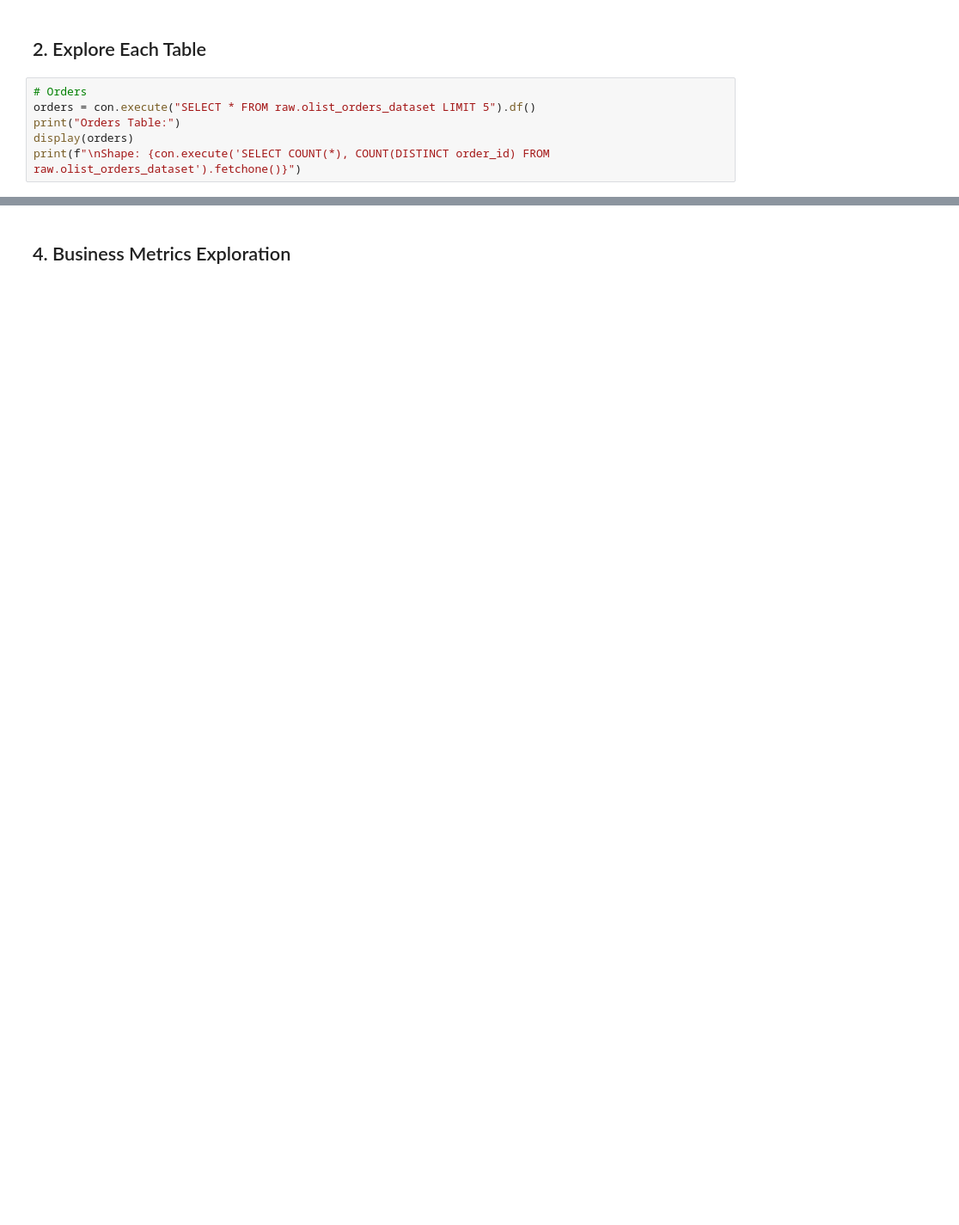
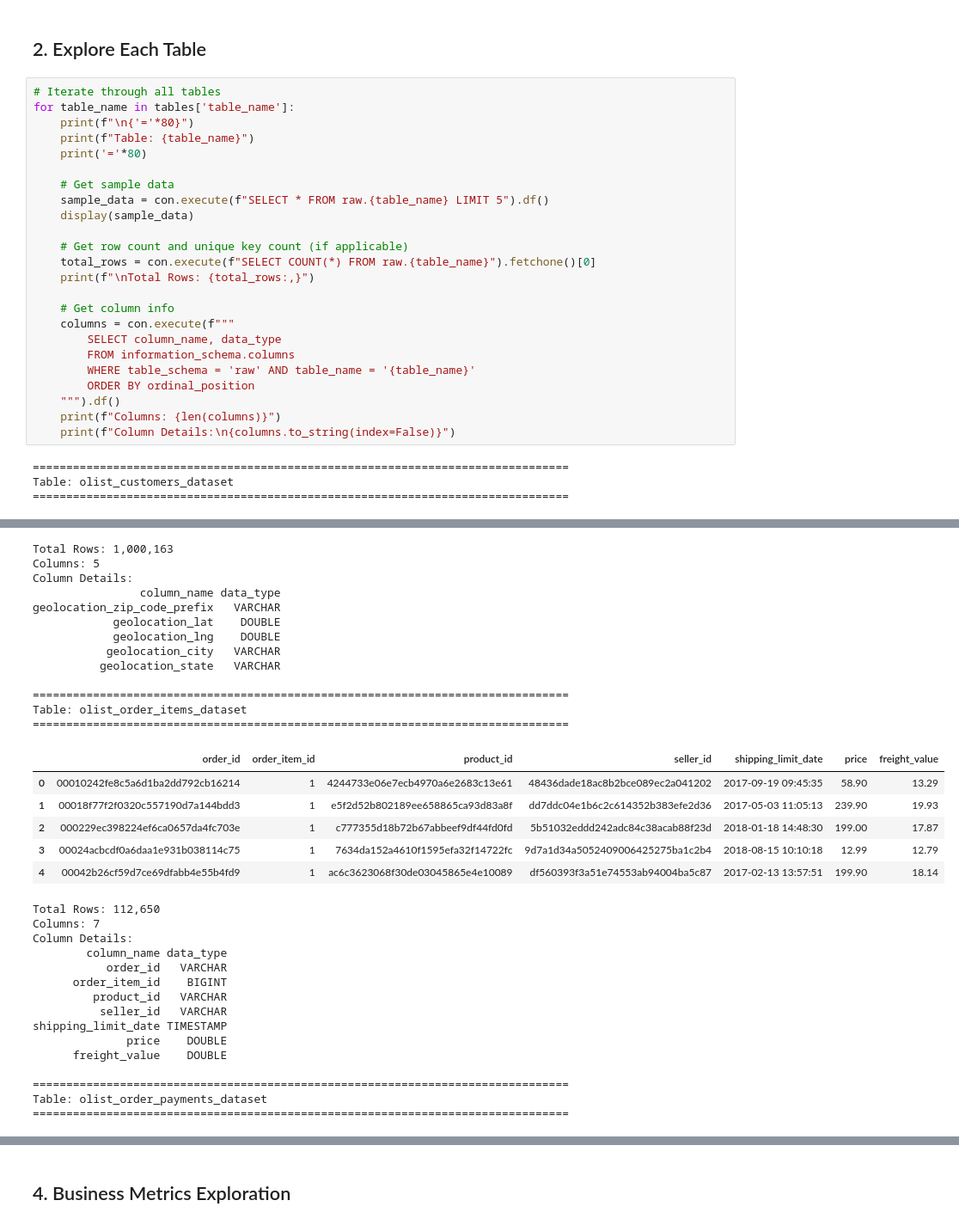
Before and after one commit to daniel-yapp/dbt-ml-analytics-pipeline, a Jupyter notebook: notebooks/01_exploratory_data_analysis.ipynb, the cells around one changed output, grey strips where cells are left out. Shown at 86% size. Drawn from its saved outputs; the diff is of its cells as text; blank space fills up the shorter version.

```diff
--- a/notebooks/01_exploratory_data_analysis.ipynb
+++ b/notebooks/01_exploratory_data_analysis.ipynb
@@ -45,8 +59,30 @@ tables
 # %% [markdown]
 ## 2. Explore Each Table
-# %%
-# Orders
-orders = con.execute("SELECT * FROM raw.olist_orders_dataset LIMIT 5").df()
-print("Orders Table:")
-display(orders)
-print(f"\nShape: {con.execute('SELECT COUNT(*), COUNT(DISTINCT order_id) FROM raw.olist_orders_dataset').fetchone()}")
+# %%
+# Iterate through all tables
+for table_name in tables['table_name']:
+    print(f"\n{'='*80}")
+    print(f"Table: {table_name}")
+    print('='*80)
+
+    # Get sample data
+    sample_data = con.execute(f"SELECT * FROM raw.{table_name} LIMIT 5").df()
+    display(sample_data)
+
+    # Get row count and unique key count (if applicable)
+    total_rows = con.execute(f"SELECT COUNT(*) FROM raw.{table_name}").fetchone()[0]
+    print(f"\nTotal Rows: {total_rows:,}")
+
+    # Get column info
+    columns = con.execute(f"""
+        SELECT column_name, data_type
+        FROM information_schema.columns
+        WHERE table_schema = 'raw' AND table_name = '{table_name}'
+        ORDER BY ordinal_position
+    """).df()
+    print(f"Columns: {len(columns)}")
+    print(f"Column Details:\n{columns.to_string(index=False)}")
+# %% [output]
+================================================================================
+Table: olist_customers_dataset
+================================================================================
@@ -52,0 +114,34 @@ print(f"\nShape: {con.execute('SELECT COUNT(*), COUNT(DISTINCT order_id) FROM ra
+Total Rows: 1,000,163
+Columns: 5
+Column Details:
+                column_name data_type
+geolocation_zip_code_prefix   VARCHAR
+            geolocation_lat    DOUBLE
+            geolocation_lng    DOUBLE
+           geolocation_city   VARCHAR
+          geolocation_state   VARCHAR
+
+================================================================================
+Table: olist_order_items_dataset
+================================================================================
+|  | order_id | order_item_id | product_id | seller_id | shipping_limit_date | price | freight_value |
+| 0 | 00010242fe8c5a6d1ba2dd792cb16214 | 1 | 4244733e06e7ecb4970a6e2683c13e61 | 48436dade18ac8b2bce089ec2a041202 | 2017-09-19 09:45:35 | 58.90 | 13.29 |
+| 1 | 00018f77f2f0320c557190d7a144bdd3 | 1 | e5f2d52b802189ee658865ca93d83a8f | dd7ddc04e1b6c2c614352b383efe2d36 | 2017-05-03 11:05:13 | 239.90 | 19.93 |
+| 2 | 000229ec398224ef6ca0657da4fc703e | 1 | c777355d18b72b67abbeef9df44fd0fd | 5b51032eddd242adc84c38acab88f23d | 2018-01-18 14:48:30 | 199.00 | 17.87 |
+| 3 | 00024acbcdf0a6daa1e931b038114c75 | 1 | 7634da152a4610f1595efa32f14722fc | 9d7a1d34a5052409006425275ba1c2b4 | 2018-08-15 10:10:18 | 12.99 | 12.79 |
+| 4 | 00042b26cf59d7ce69dfabb4e55b4fd9 | 1 | ac6c3623068f30de03045865e4e10089 | df560393f3a51e74553ab94004ba5c87 | 2017-02-13 13:57:51 | 199.90 | 18.14 |
+Total Rows: 112,650
+Columns: 7
+Column Details:
+        column_name data_type
+           order_id   VARCHAR
+      order_item_id    BIGINT
+         product_id   VARCHAR
+          seller_id   VARCHAR
+shipping_limit_date TIMESTAMP
+              price    DOUBLE
+      freight_value    DOUBLE
+
+================================================================================
+Table: olist_order_payments_dataset
+================================================================================
```
Also changed, not shown: parts of 26 cells of this notebook.
